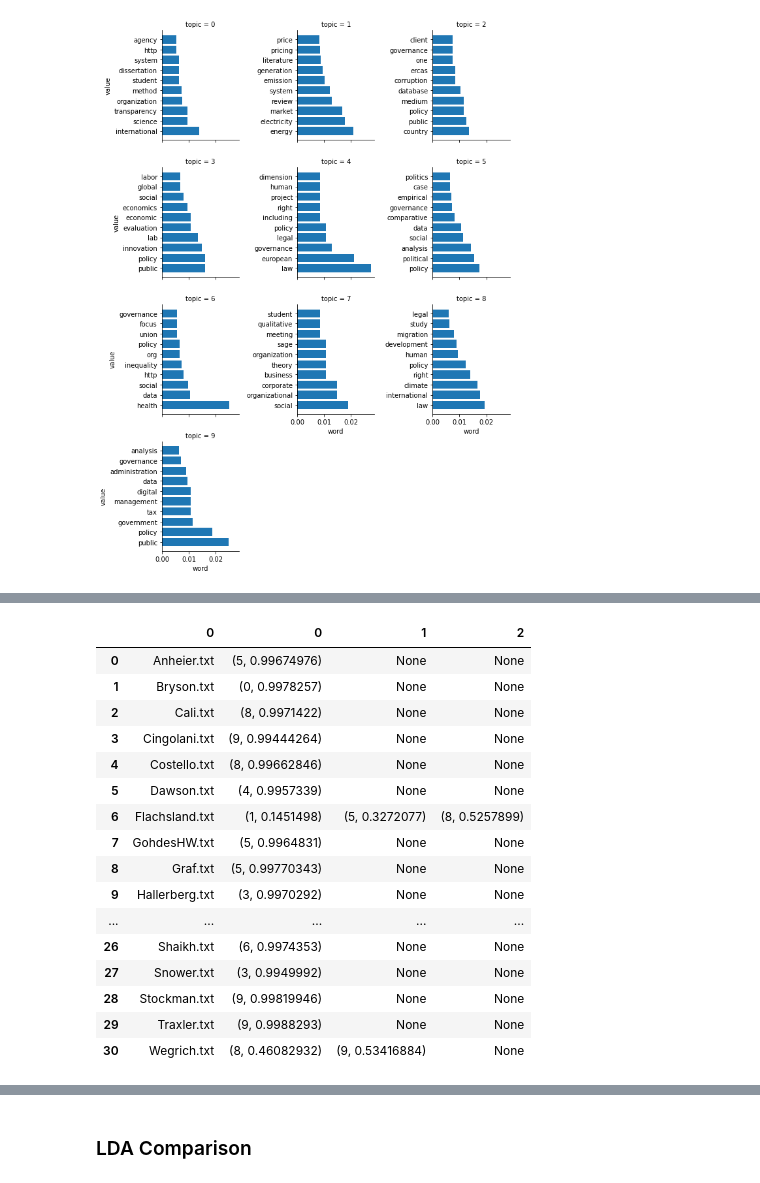
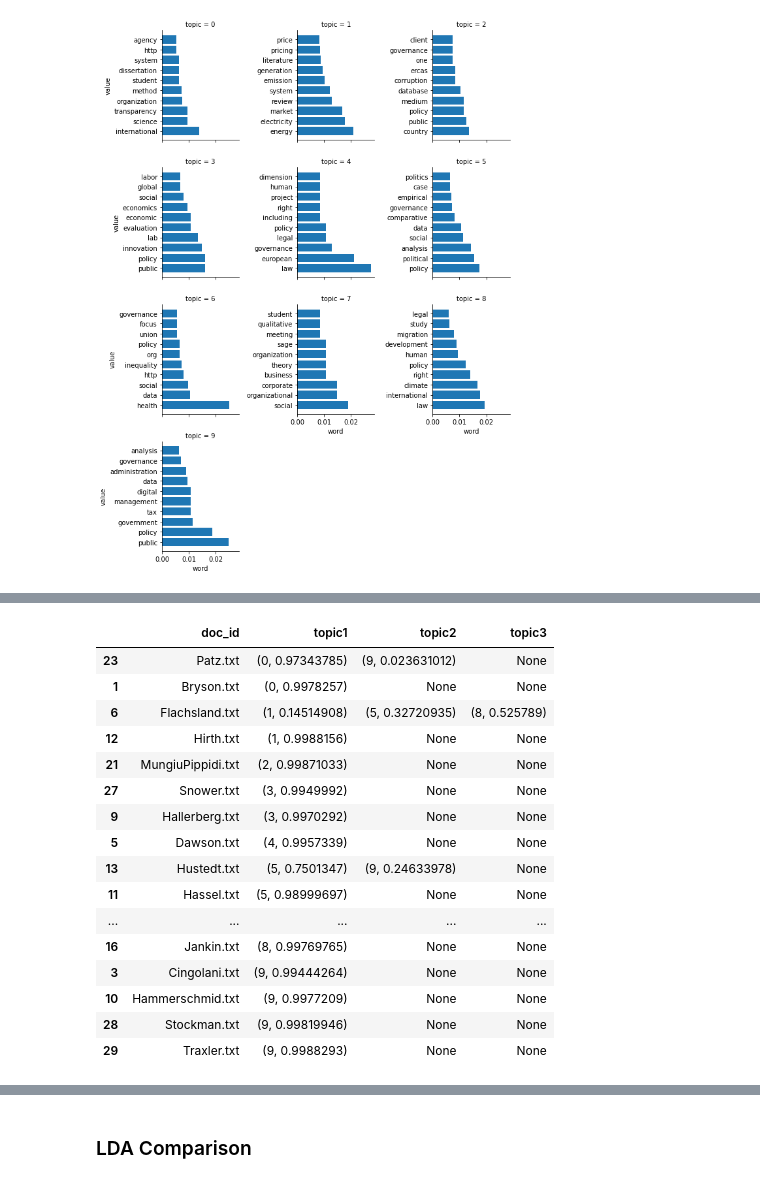
Before and after one commit to cbsobral/NLP-Supervisor-Recommender, a Jupyter notebook: topic_choices.ipynb, the cells around one changed output, grey strips where cells are left out. Saved outputs shown, nothing was run; the diff lists cells and outputs as text; code cells hidden in the pictures.

```diff
--- a/topic_choices.ipynb
+++ b/topic_choices.ipynb
@@ -139,30 +136,30 @@ topic
 # %%
 documents_lda = model[documents_bow]
 
 topic_dt = pd.DataFrame(documents_lda)
 doc_dt = pd.DataFrame(file_ids)
 conc = pd.concat([doc_dt, topic_dt], axis=1)
-#conc.columns = ['doc_id', 'topic1', 'topic2']
-#conc.sort_values(['topic1'], ascending=True, inplace=True)
+conc.columns = ['doc_id', 'topic1', 'topic2', 'topic3']
+conc.sort_values(['topic1'], ascending=True, inplace=True)
 conc
 # %% [output]
-|  | 0 | 0 | 1 | 2 |
-| 0 | Anheier.txt | (5, 0.99674976) | None | None |
+|  | doc_id | topic1 | topic2 | topic3 |
+| 23 | Patz.txt | (0, 0.97343785) | (9, 0.023631012) | None |
 | 1 | Bryson.txt | (0, 0.9978257) | None | None |
-| 2 | Cali.txt | (8, 0.9971422) | None | None |
+| 6 | Flachsland.txt | (1, 0.14514908) | (5, 0.32720935) | (8, 0.525789) |
+| 12 | Hirth.txt | (1, 0.9988156) | None | None |
+| 21 | MungiuPippidi.txt | (2, 0.99871033) | None | None |
+| 27 | Snower.txt | (3, 0.9949992) | None | None |
+| 9 | Hallerberg.txt | (3, 0.9970292) | None | None |
+| 5 | Dawson.txt | (4, 0.9957339) | None | None |
+| 13 | Hustedt.txt | (5, 0.7501347) | (9, 0.24633978) | None |
+| 11 | Hassel.txt | (5, 0.98999697) | None | None |
+| ... | ... | ... | ... | ... |
+| 16 | Jankin.txt | (8, 0.99769765) | None | None |
 | 3 | Cingolani.txt | (9, 0.99444264) | None | None |
-| 4 | Costello.txt | (8, 0.99662846) | None | None |
-| 5 | Dawson.txt | (4, 0.9957339) | None | None |
-| 6 | Flachsland.txt | (1, 0.1451498) | (5, 0.3272077) | (8, 0.5257899) |
-| 7 | GohdesHW.txt | (5, 0.9964831) | None | None |
-| 8 | Graf.txt | (5, 0.99770343) | None | None |
-| 9 | Hallerberg.txt | (3, 0.9970292) | None | None |
-| ... | ... | ... | ... | ... |
-| 26 | Shaikh.txt | (6, 0.9974353) | None | None |
-| 27 | Snower.txt | (3, 0.9949992) | None | None |
+| 10 | Hammerschmid.txt | (9, 0.9977209) | None | None |
 | 28 | Stockman.txt | (9, 0.99819946) | None | None |
 | 29 | Traxler.txt | (9, 0.9988293) | None | None |
-| 30 | Wegrich.txt | (8, 0.46082932) | (9, 0.53416884) | None |
 # %%
 # table with documents and topic probability
 topics = [model[documents_bow[i]] for i in range(len(documents))]
```
Also changed, not shown: parts of 13 cells of this notebook.
